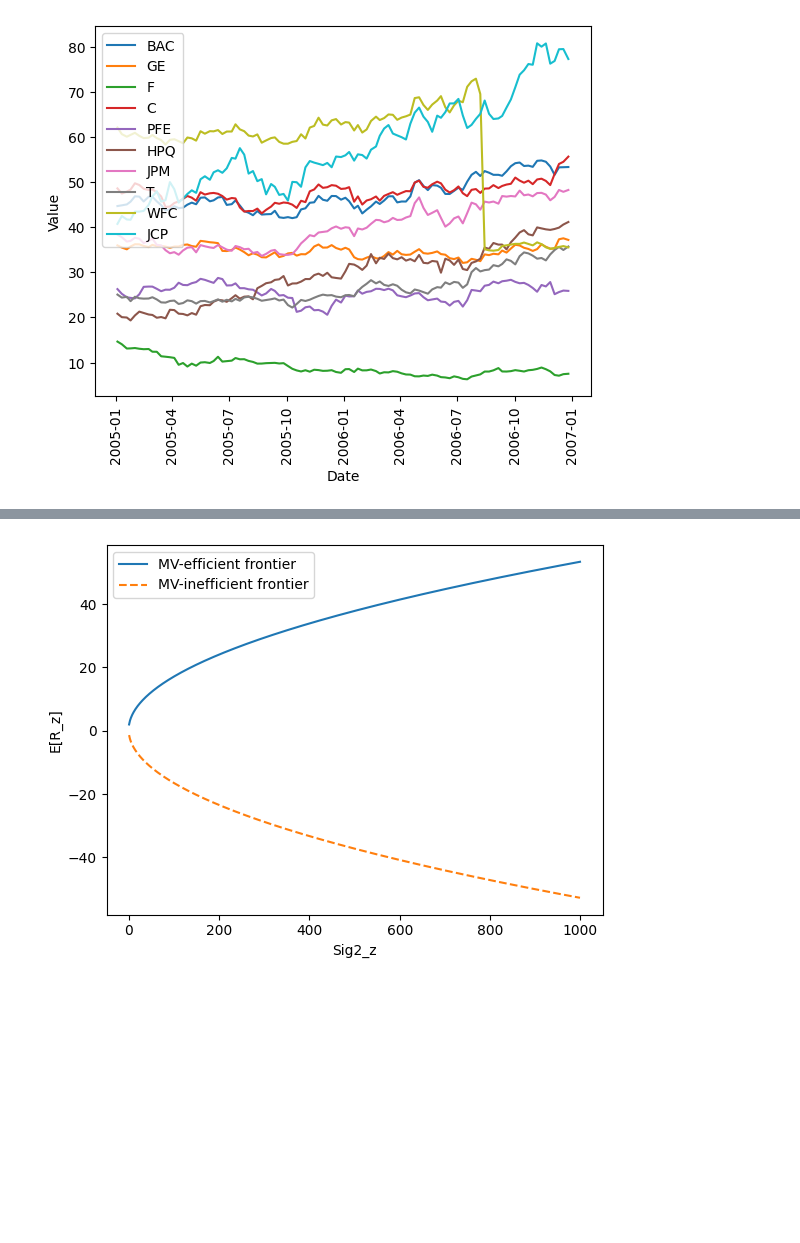
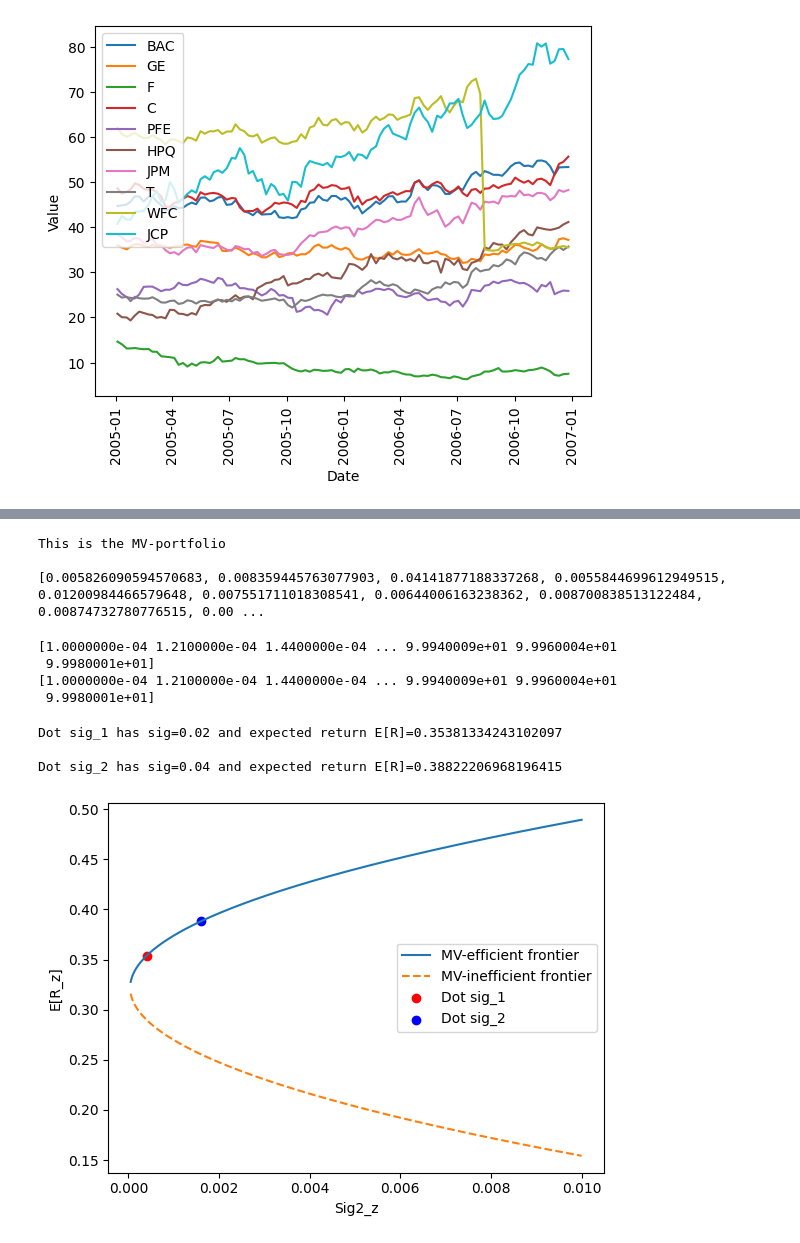
Before and after one commit to GiosueCavagna/FE_MeanVar_Analysis, a Jupyter notebook: MV_portfolio.ipynb, the cells around one changed output, grey strips where cells are left out. Drawn from its saved outputs; the diff is of its cells as text; code cells hidden in the pictures; blank space fills up the shorter version.

```diff
--- a/MV_portfolio.ipynb
+++ b/MV_portfolio.ipynb
@@ -11,5 +11,5 @@ with open('prices.txt', 'r') as file:
     Date = pd.to_datetime(df[['#yyyy', 'mm', 'dd']].astype(str).agg('-'.join, axis=1))
     df = df.drop(['#yyyy', 'mm', 'dd'], axis=1)
     df = df[df.columns].apply(pd.to_numeric, errors='coerce')
-    df['Date']=Date
+    #df['Date']=Date
 # %%
@@ -93,3 +89,19 @@ l_m= np.cov(R_e-R_q,R_e)[1,0]/np.var(R_q-R_e)
 l_m.shape
 R_m= R_e+ l_m*(R_q-R_e)
 sig2_m=np.var(R_e)-l_m*(np.var(R_e)-np.cov(R_q,R_e)[1,0])
+# %%
+#Answer to the first question of exercize 3
+c_e=[0 for _ in range(J)]
+
+j=0
+
+for j in range(J):
+    c_e[j]=(np.dot(S_inv[i,:],R_means)/df.iloc[-1,j])
+
+print('This is the MV-portfolio\n')
+print(c_e)
+print('\n')
+# %% [output]
+This is the MV-portfolio
+
+[0.005826090594570683, 0.008359445763077903, 0.04141877188337268, 0.0055844699612949515, 0.01200984466579648, 0.007551711018308541, 0.00644006163238362, 0.008700838513122484, 0.00874732780776515, 0.00 ...
@@ -96,16 +123,45 @@ sig2_m=np.var(R_e)-l_m*(np.var(R_e)-np.cov(R_q,R_e)[1,0])
+# %%
+print(np.square(sig_z))
+print(sig_z**2)
+# %% [output]
+[1.0000000e-04 1.2100000e-04 1.4400000e-04 ... 9.9940009e+01 9.9960004e+01
+ 9.9980001e+01]
+[1.0000000e-04 1.2100000e-04 1.4400000e-04 ... 9.9940009e+01 9.9960004e+01
+ 9.9980001e+01]
 # %%
-sig2_z=range(1,1000)
-ER_z_eff=np.mean(R_m)+(np.sqrt((sig2_z-sig2_m)/(sig2_q-sig2_m))*(np.mean(R_q)-np.mean(R_m)))
-ER_z_ineff=np.mean(R_m)-(np.sqrt((sig2_z-sig2_m)/(sig2_q-sig2_m))*(np.mean(R_q)-np.mean(R_m)))
+#Answer to the second question of exercize 3
+sig_z=np.arange(0.00005,0.01,0.000001)
+sig2_z=sig_z**2
+def ER_z(sig2_z):
+    ER_z_eff=np.mean(R_m)+(np.sqrt((sig2_z-sig2_m)/(sig2_q-sig2_m))*(np.mean(R_q)-np.mean(R_m)))
+    ER_z_ineff=np.mean(R_m)-(np.sqrt((sig2_z-sig2_m)/(sig2_q-sig2_m))*(np.mean(R_q)-np.mean(R_m)))
+    return [ER_z_eff,ER_z_ineff]
 
-plt.plot(sig2_z, ER_z_eff, label='MV-efficient frontier')
-plt.plot(sig2_z, ER_z_ineff,  linestyle='--',label='MV-inefficient frontier')
-# Add labels and a legend
-plt.xlabel('Sig2_z')
-plt.ylabel('E[R_z]')
-plt.legend()
-
-# Show the plot
-plt.show()
+[ER_z_eff,ER_z_ineff]=ER_z(sig_z)
-# %% [output]
-[figure, removed]
+# %%
+#Answer to the third qeustion of exercise 3
+sig_1=0.02
+sig_2=0.04
+
+ER_1=ER_z(sig_1**2)[0]
+ER_2=ER_z(sig_2**2)[0]
+
+print('Dot sig_1 has sig='+str(sig_1)+' and expected return E[R]='+str(ER_1)+'\n')
+print('Dot sig_2 has sig='+str(sig_2)+' and expected return E[R]='+str(ER_2)+'\n')
+
+plt.plot(sig_z, ER_z_eff, label='MV-efficient frontier')
+plt.plot(sig_z, ER_z_ineff,  linestyle='--',label='MV-inefficient frontier')
+plt.scatter(sig_1**2, ER_1, color='red', label='Dot sig_1')
+plt.scatter(sig_2**2, ER_2, color='blue', label='Dot sig_2')
+# Add labels and a legend
+plt.xlabel('Sig2_z')
+plt.ylabel('E[R_z]')
+plt.legend()
+
+# Show the plot
+plt.show()
+# %% [output]
+Dot sig_1 has sig=0.02 and expected return E[R]=0.35381334243102097
+
+Dot sig_2 has sig=0.04 and expected return E[R]=0.38822206968196415
+[figure, added]
```
Also changed, not shown: parts of 5 cells of this notebook.
